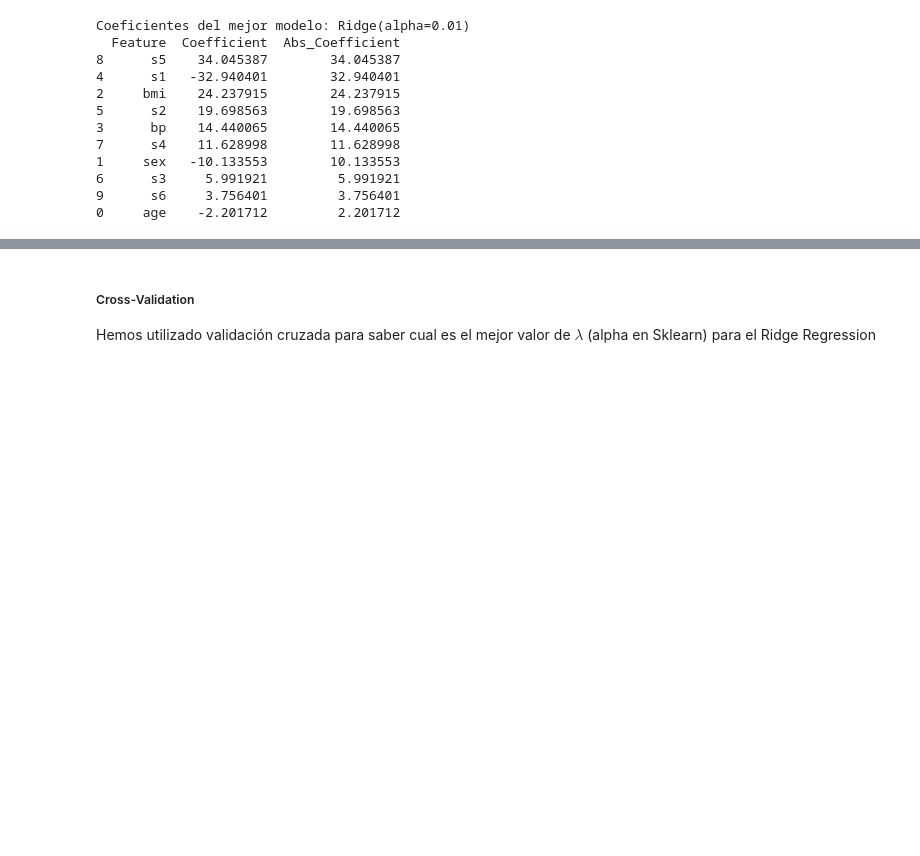
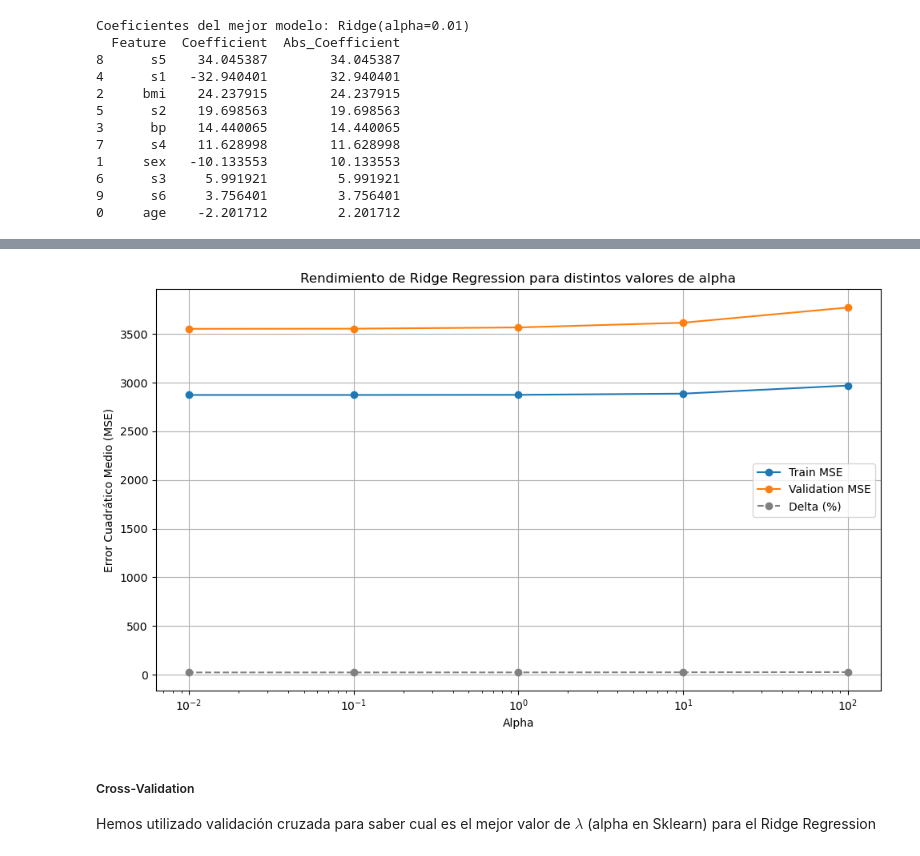
Before and after one commit to MalenaSancho/TFG, a Jupyter notebook: TFG/TFG_Python.ipynb, the cells around one changed output, grey strips where cells are left out. Saved outputs shown, nothing was run; the diff lists cells and outputs as text; code cells hidden in the pictures; blank space fills up the shorter version.

```diff
--- a/TFG/TFG_Python.ipynb
+++ b/TFG/TFG_Python.ipynb
@@ -1228,3 +1224,30 @@ Resultados de la búsqueda con validación (Ridge Regression):
+# %%
+import matplotlib.pyplot as plt
+
+# Crear la gráfica
+plt.figure(figsize=(10, 6))
+
+# Graficar MSE de entrenamiento
+plt.plot(metrics_df['alpha'], metrics_df['Train_MSE'], marker='o', label='Train MSE')
+
+# Graficar MSE de validación
+plt.plot(metrics_df['alpha'], metrics_df['Val_MSE'], marker='o', label='Validation MSE')
+
+# Opcional: línea de delta
+plt.plot(metrics_df['alpha'], metrics_df['delta'] * 100, marker='o', linestyle='--', label='Delta (%)', color='gray')
+
+# Etiquetas y título
+plt.xlabel('Alpha')
+plt.ylabel('Error Cuadrático Medio (MSE)')
+plt.title('Rendimiento de Ridge Regression para distintos valores de alpha')
+plt.legend()
+plt.grid(True)
+plt.xscale('log')  # Escala logarítmica para alpha
+plt.tight_layout()
+
+plt.show()
+# %% [output]
+[figure, added]
 # %% [markdown]
 ##### Cross-Validation
 
```
Also changed, not shown: parts of 31 cells of this notebook.
